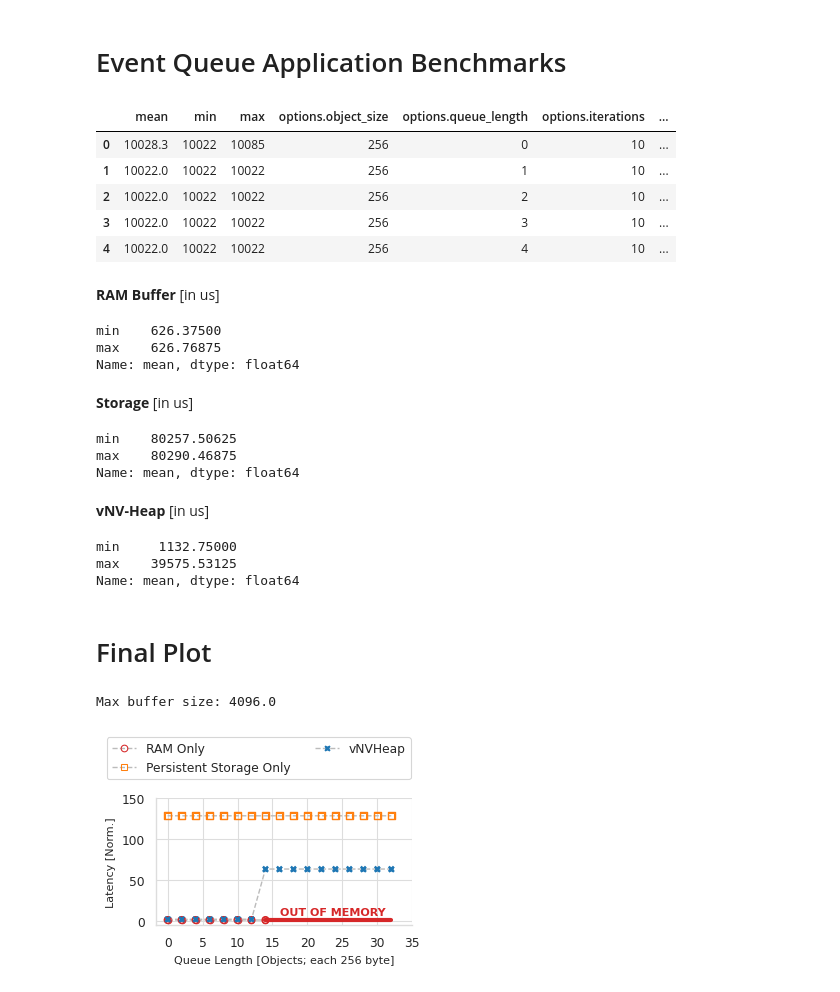
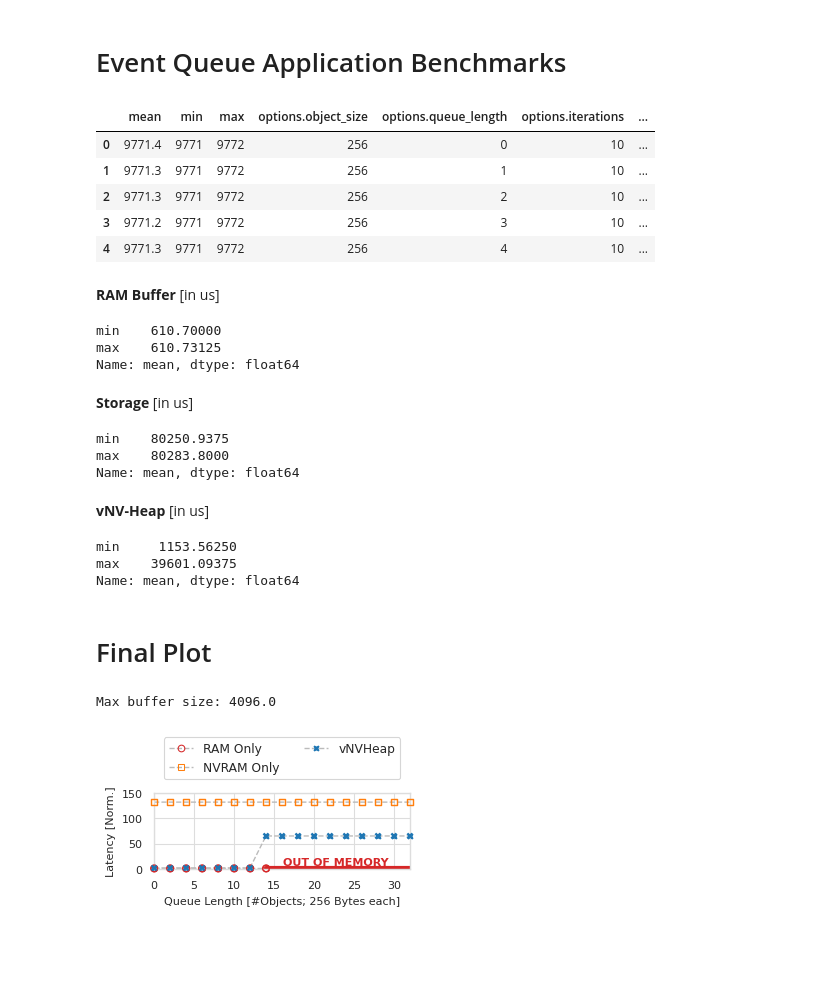
Before and after one commit to markus-gerber/vnv-heap, a Jupyter notebook: zephyr/vnv_heap_benchmark/analysis/event_queue.ipynb, the cells around one changed output. Cells and saved outputs as stored; diff of their text form; code cells hidden in the pictures; blank space fills up the shorter version.

Commit message:
updated plots

```diff
--- a/zephyr/vnv_heap_benchmark/analysis/event_queue.ipynb
+++ b/zephyr/vnv_heap_benchmark/analysis/event_queue.ipynb
@@ -3,7 +3,7 @@
 # %%
 # select measurement file
 files = [
-    "../output/2024-12-23 16-47-29.json"
+    "../output/2024-12-30 16-24-50 queue4.json"
 ]
 
 # plot settings
@@ -84,27 +84,27 @@ dataset = pd.concat([ram, storage, vnvheap])
 dataset.head()
 # %% [output]
 |  | mean | min | max | options.object_size | options.queue_length | options.iterations | ... |
-| 0 | 10028.3 | 10022 | 10085 | 256 | 0 | 10 | ... |
-| 1 | 10022.0 | 10022 | 10022 | 256 | 1 | 10 | ... |
-| 2 | 10022.0 | 10022 | 10022 | 256 | 2 | 10 | ... |
-| 3 | 10022.0 | 10022 | 10022 | 256 | 3 | 10 | ... |
-| 4 | 10022.0 | 10022 | 10022 | 256 | 4 | 10 | ... |
+| 0 | 9771.4 | 9771 | 9772 | 256 | 0 | 10 | ... |
+| 1 | 9771.3 | 9771 | 9772 | 256 | 1 | 10 | ... |
+| 2 | 9771.3 | 9771 | 9772 | 256 | 2 | 10 | ... |
+| 3 | 9771.2 | 9771 | 9772 | 256 | 3 | 10 | ... |
+| 4 | 9771.3 | 9771 | 9772 | 256 | 4 | 10 | ... |
 # %%
 from util.convert import display_dataset_infos
 
 display_dataset_infos(dataset)
 # %% [output]
 RAM Buffer [in us]
-min    626.37500
-max    626.76875
+min    610.70000
+max    610.73125
 Name: mean, dtype: float64
 Storage [in us]
-min    80257.50625
-max    80290.46875
+min    80250.9375
+max    80283.8000
 Name: mean, dtype: float64
 vNV-Heap [in us]
-min     1132.75000
-max    39575.53125
+min     1153.56250
+max    39601.09375
 Name: mean, dtype: float64
 # %% [markdown]
 # Final Plot
@@ -148,7 +148,7 @@ plot_data = [
         "data": ram_data,
     },
     {
-        "name": "Persistent Storage Only",
+        "name": "NVRAM Only",
         "x": "options.queue_length",
         "y": "mean",
         "marker": "s",
@@ -177,10 +177,10 @@ if norm:
 options = {
     "data": plot_data,
     "scale": unit,
-    "x_label": f"Queue Length [Objects; each {obj_size} byte]",
+    "x_label": f"Queue Length [#Objects; {obj_size} Bytes each]",
     "y_label": f"Latency in {unit}" if not norm else "Latency [Norm.]",
     "norm": norm_val,
-    "height": 0.5
+    "height": 0.3
 }
 
 ram_data_tmp = ram_data.copy()
@@ -195,34 +195,34 @@ if norm:
 ax.plot(
     [
         ram_data_tmp["options.queue_length"].max(),
         impl_data["options.queue_length"].max(),
     ],
     [plot_y, plot_y],
     color=plot_colors["baseline"],
     linewidth=3,
     zorder=1
 )
 text_x = (ram_data_tmp["options.queue_length"].max() + impl_data["options.queue_length"].max()) / 2
 text_x = text_x - text_x*0.3
 text_y = ram_data_tmp.iloc[-1]["mean"] + ram_data_tmp.iloc[-1]["mean"]*2
 if norm:
     text_y /= norm_val
 
 ax.text(text_x, text_y * 2.2, "OUT OF MEMORY", weight="bold", color=plot_colors["baseline"])
 ax.legend(
     loc = "lower center",
-    bbox_to_anchor=(0.4, 1.1),
+    bbox_to_anchor=(0.5, 1.1),
     ncol=2,
     title=None,
     frameon=True
 )
 if norm:
-    ax.set_ylim(bottom=-5)
 
-    ax.set_xticks([0,5,10,15,20,25,30,35])
+    ax.set_xticks([0,5,10,15,20,25,30])
     ax.set_yticks([0,50,100,150])
+    ax.set_xlim(right=32)
 
 save_plot("event_queue", False)
 # %% [output]
 Max buffer size: 4096.0
-[figure, old version]
+[figure, new version]
```
Also changed, not shown: 6 other files.
